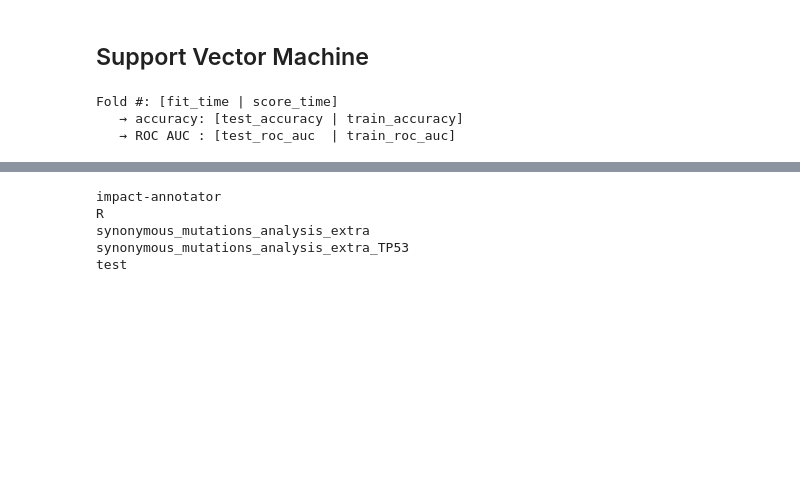
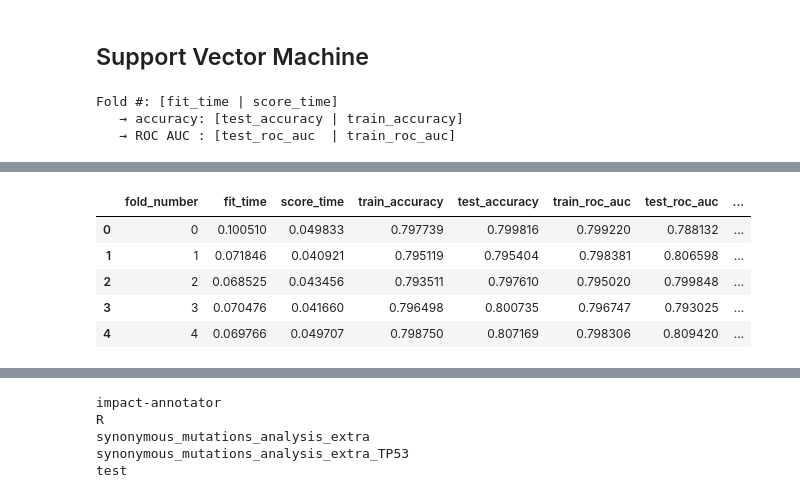
Before and after one commit to ElsaB/impact-annotator, a Jupyter notebook: analysis/prediction/somatic_vs_non_somatic_classification.ipynb, the cells around one changed output, grey strips where cells are left out. Saved outputs shown, nothing was run; the diff lists cells and outputs as text; code cells hidden in the pictures; blank space fills up the shorter version.

```diff
--- a/analysis/prediction/somatic_vs_non_somatic_classification.ipynb
+++ b/analysis/prediction/somatic_vs_non_somatic_classification.ipynb
@@ -481,0 +507,24 @@ def run_in_cluster(command_string):
+# %%
+def get_job_result(job_id):
+    path = "~/Desktop/temp/job_" + str(job_id) + "/metrics.csv"
+
+    file_found = ! [ -e $path ] && echo "yes" || echo "no"
+    file_found = file_found[0]
+
+    try:
+        if file_found == "yes":
+            return pd.read_csv(path, sep = ',', low_memory = False)
+        else:
+            raise Exception("⚠️ <span style='color:red'>Job " + str(job_id) + " doesn't exist or not done yet.</span>\n")
+
+    except Exception as e:
+        print_md(str(e))
+
+get_job_result(1234)
+# %% [output]
+|  | fold_number | fit_time | score_time | train_accuracy | test_accuracy | train_roc_auc | test_roc_auc | ... |
+| 0 | 0 | 0.100510 | 0.049833 | 0.797739 | 0.799816 | 0.799220 | 0.788132 | ... |
+| 1 | 1 | 0.071846 | 0.040921 | 0.795119 | 0.795404 | 0.798381 | 0.806598 | ... |
+| 2 | 2 | 0.068525 | 0.043456 | 0.793511 | 0.797610 | 0.795020 | 0.799848 | ... |
+| 3 | 3 | 0.070476 | 0.041660 | 0.796498 | 0.800735 | 0.796747 | 0.793025 | ... |
+| 4 | 4 | 0.069766 | 0.049707 | 0.798750 | 0.807169 | 0.798306 | 0.809420 | ... |
```
Also changed, not shown: parts of 16 cells of this notebook, 3 other files.
